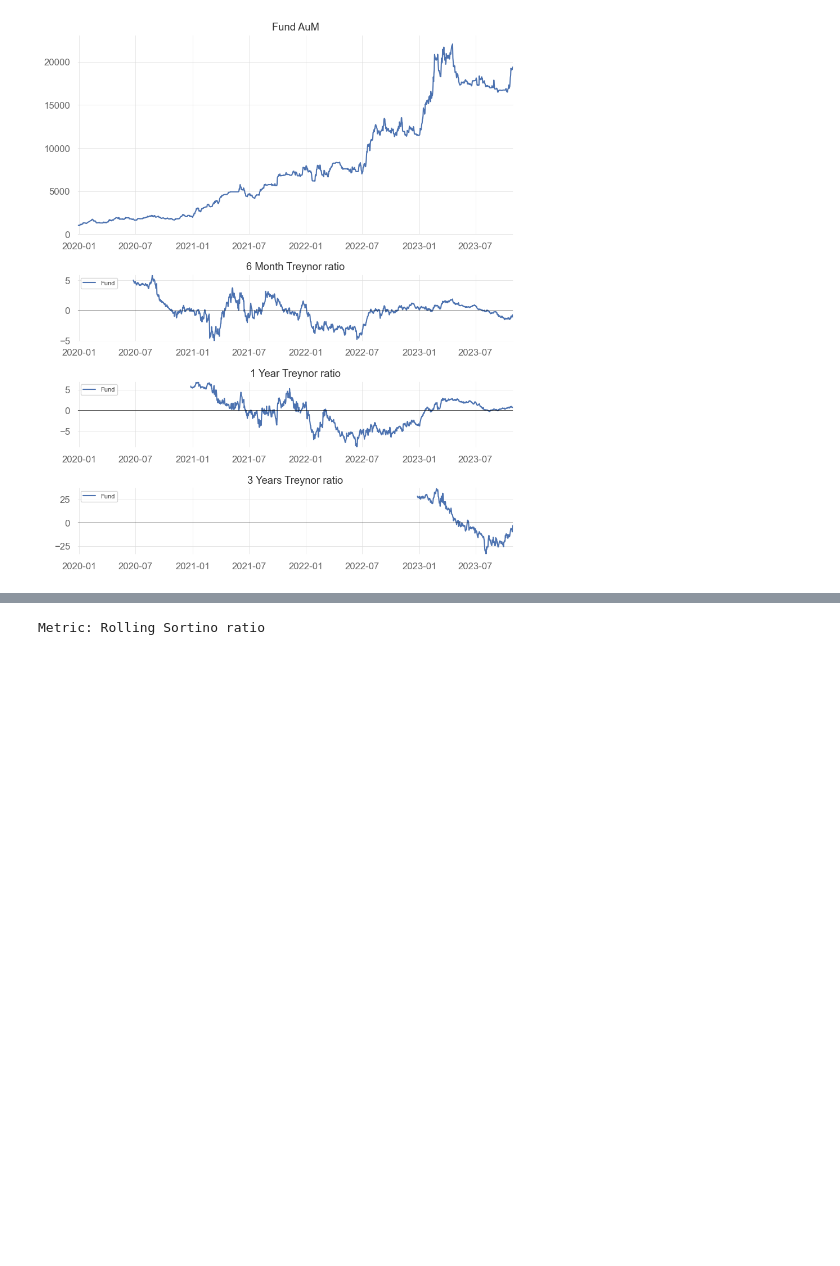
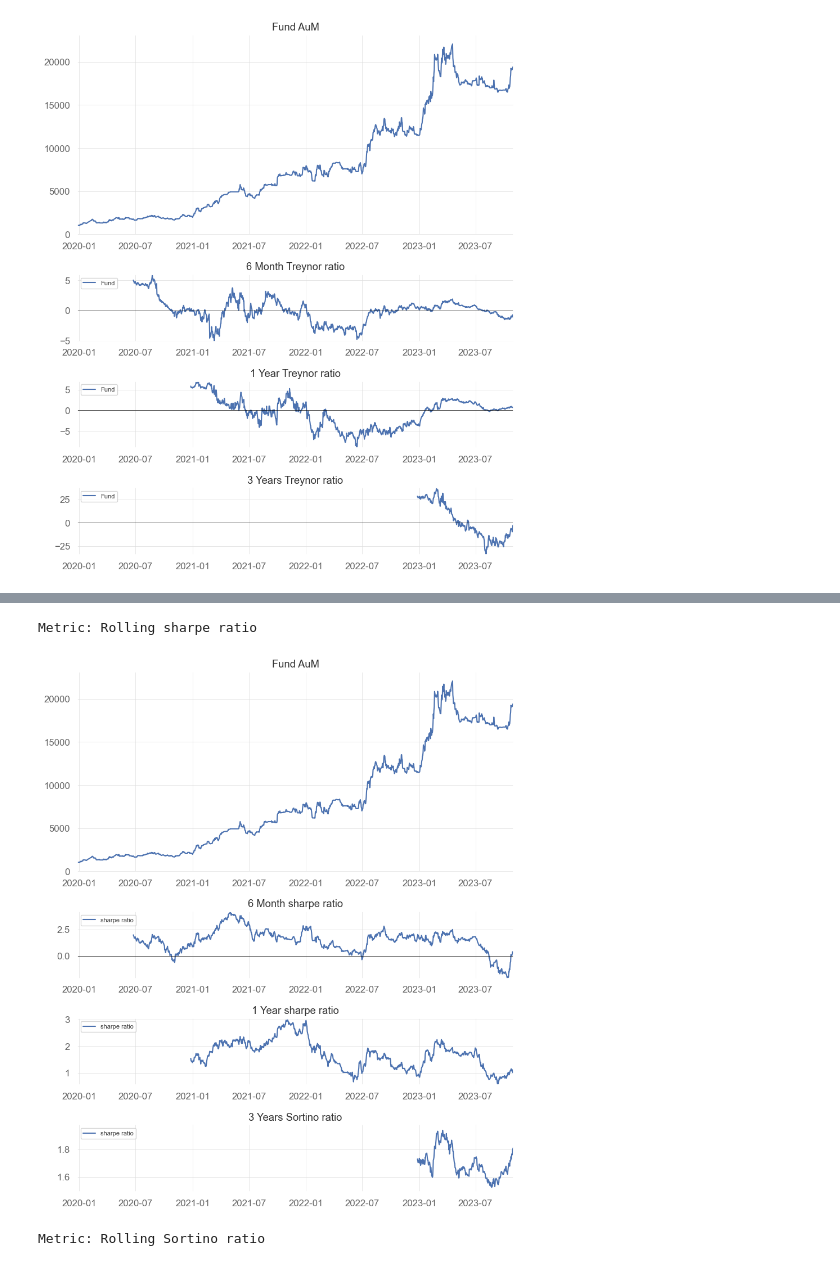
Before and after one commit to amirabbasja/Mutual-Fund-Evaluation, a Jupyter notebook: main.ipynb, the cells around one changed output, grey strips where cells are left out. Cells and saved outputs as stored; diff of their text form; code cells hidden in the pictures; blank space fills up the shorter version.

```diff
--- a/main.ipynb
+++ b/main.ipynb
@@ -433,3 +414,38 @@ ValueError: The truth value of a Series is ambiguous. Use a.empty, a.bool(), a.i
+# %%
+# Rolling Sharpe ratio
+print("Metric: Rolling sharpe ratio")
+
+# Get the risk free returns, Also, fill the missing dates
+rfReturn = loadRiskFreeReturn("./Data/United-States-5-Year-Bond-Yield-Historical-Data.csv").sort_values("Date", ascending=True, ignore_index=True).set_index("Date")
+idx = pd.date_range(rfReturn.index.min(),rfReturn.index.max())
+rfReturn = rfReturn.reindex(idx, fill_value=np.nan)
+rfReturn = rfReturn.ffill()
+
+# Process the indexes for merging
+fundDailyData = f1_DailyAuM.set_index("Date")
+btcDailyData = btcData.set_index("Date")
+
+# Merge the data
+df = pd.concat([fundDailyData.AuM, btcDailyData.Price, rfReturn.Price], axis = 1).dropna()
+
+# Get the daily return of fund and BTC
+dfReturn = df.pct_change(1).dropna()
+dfReturn.columns = ["Fund", "Benchmark", "RiskFreeReturn"]
+
+sharpe_6M = pd.DataFrame(qs.stats.rolling_sharpe(dfReturn.Fund, rf = rfReturn.mean().iloc[0]/100., rolling_period=180).dropna())
+sharpe_6M.columns = ["sharpe ratio"]
+sharpe_1Y = pd.DataFrame(qs.stats.rolling_sharpe(dfReturn.Fund, rf = rfReturn.mean().iloc[0]/100., rolling_period=365).dropna())
+sharpe_1Y.columns = ["sharpe ratio"]
+sharpe_3Y = pd.DataFrame(qs.stats.rolling_sharpe(dfReturn.Fund, rf = rfReturn.mean().iloc[0]/100., rolling_period=3*365).dropna())
+sharpe_3Y.columns = ["sharpe ratio"]
+
+# Plot the rolling sharpe ratio
+subPlots = [sharpe_6M,sharpe_1Y,sharpe_3Y]
+plotTitle = ["Fund AuM", "6 Month sharpe ratio", "1 Year sharpe ratio", "3 Years Sortino ratio"]
+plotMainAndSubPlot(f1_DailyAuM.set_index(["Date"]), subPlots, plotTitle,True)
+# %% [output]
+Metric: Rolling sharpe ratio
+[figure, added]
 # %%
 # Rolling information ratio
 print("Metric: Rolling Sortino ratio")
```
Also changed, not shown: parts of 4 cells of this notebook, 2 other files.
